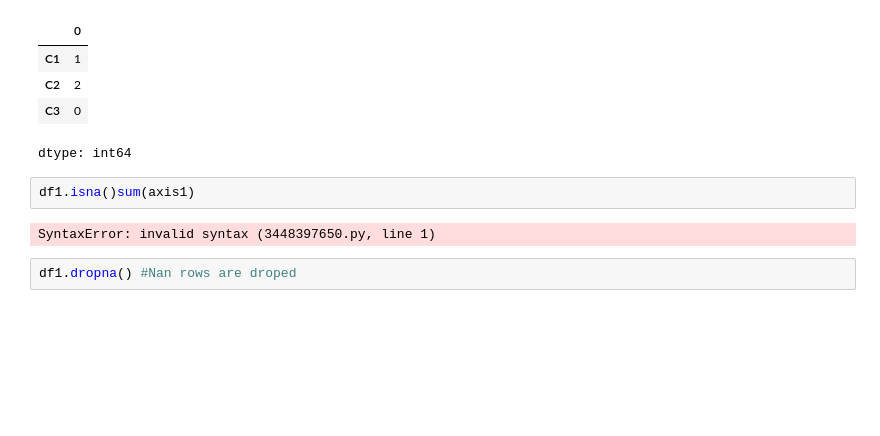
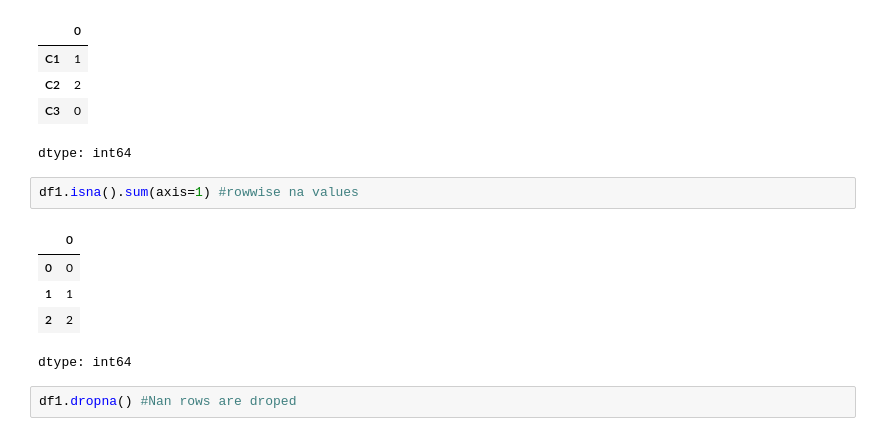
Before and after one commit to swastikkmaurya/Practical13, a Jupyter notebook: Practical13.ipynb, the cells around one changed output. Drawn from its saved outputs; the diff is of its cells as text; blank space fills up the shorter version.

```diff
--- a/Practical13.ipynb
+++ b/Practical13.ipynb
@@ -39,9 +39,13 @@ df1.isna().sum() #sum of missing value
 | C3 | 0 |
 dtype: int64
 # %%
-df1.isna()sum(axis1)
+df1.isna().sum(axis=1) #rowwise na values
 # %% [output]
+|  | 0 |
+| 0 | 0 |
+| 1 | 1 |
+| 2 | 2 |
-SyntaxError: invalid syntax (3448397650.py, line 1)
+dtype: int64
 # %%
 df1.dropna() #Nan rows are droped
 # %% [output]
```
Also changed, not shown: parts of 7 cells of this notebook.
